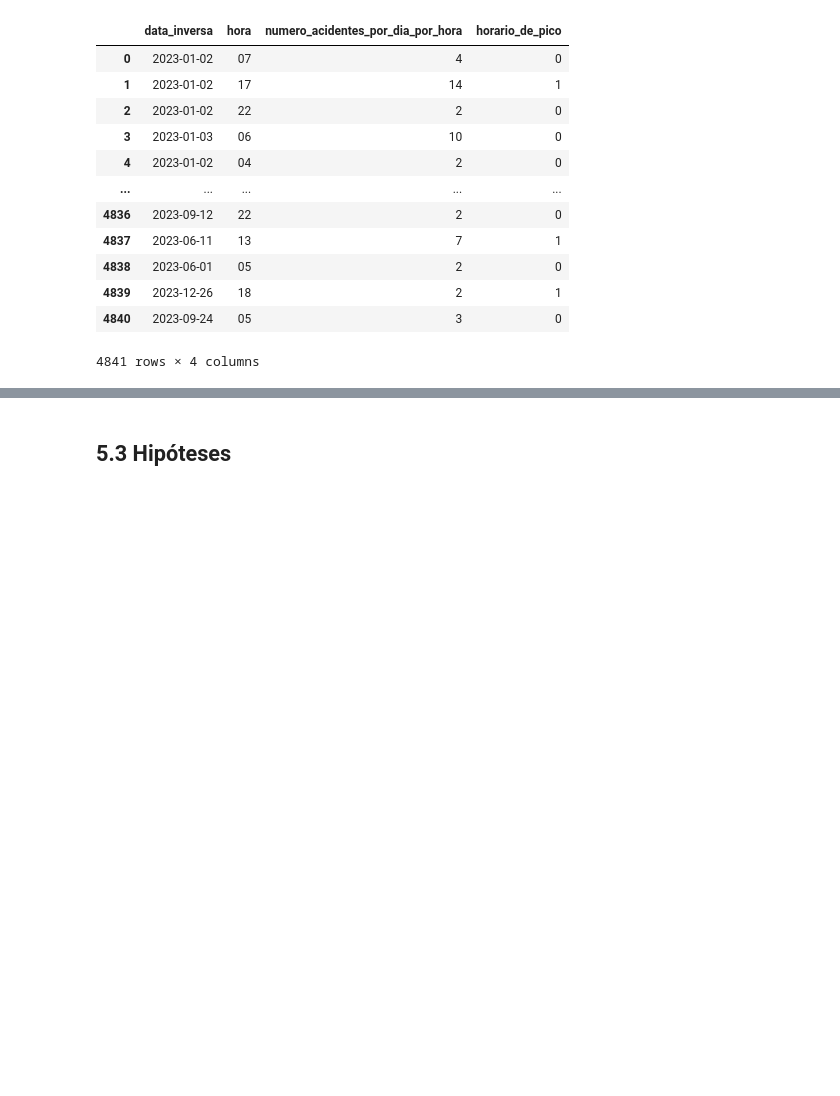
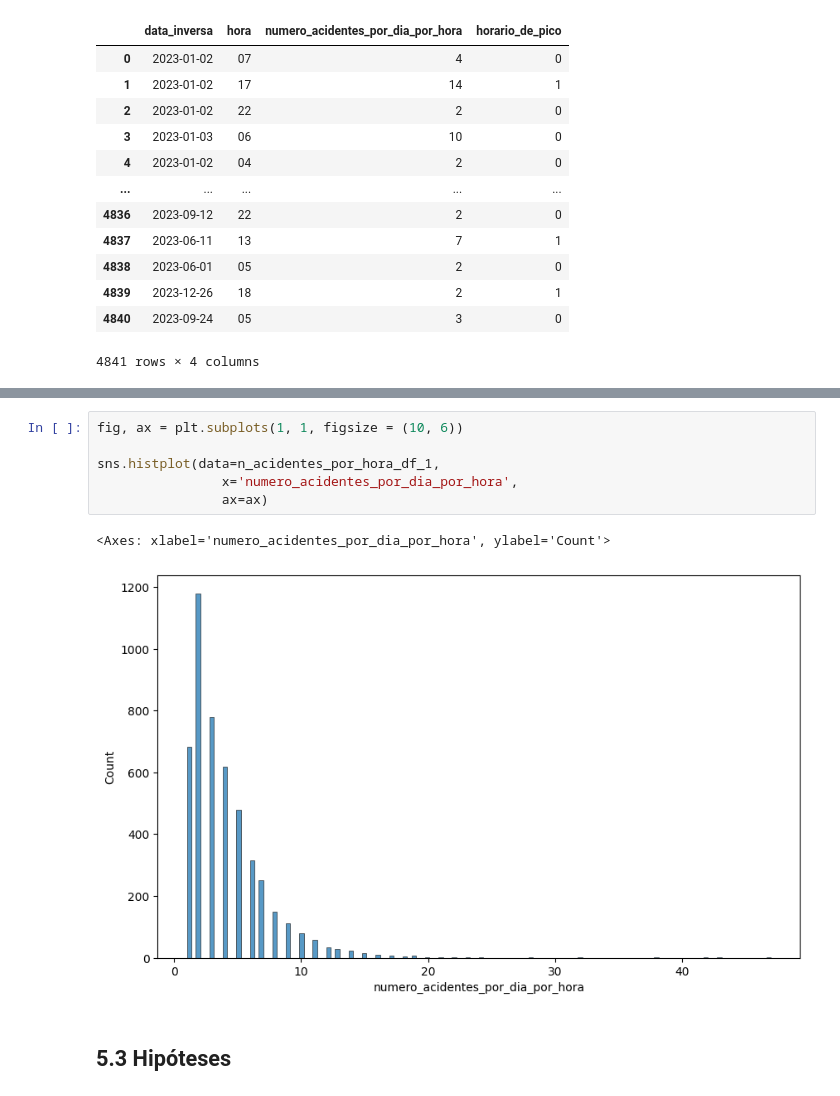
Before and after one commit to andrey-lolobrigida/acidentes-transito-sc-2023, a Jupyter notebook: notebooks/acidentes.ipynb, the cells around one changed output, grey strips where cells are left out. Cells and saved outputs as stored; diff of their text form; blank space fills up the shorter version.

```diff
--- a/notebooks/acidentes.ipynb
+++ b/notebooks/acidentes.ipynb
@@ -489,3 +526,12 @@ n_acidentes_por_hora_df_1
+# %%
+fig, ax = plt.subplots(1, 1, figsize = (10, 6))
+
+sns.histplot(data=n_acidentes_por_hora_df_1,
+                x='numero_acidentes_por_dia_por_hora',
+                ax=ax)
+# %% [output]
+<Axes: xlabel='numero_acidentes_por_dia_por_hora', ylabel='Count'>
+[figure, added]
 # %% [markdown]
 ## 5.3 Hipóteses
 # %% [markdown]
```
Also changed, not shown: parts of 7 cells of this notebook.
